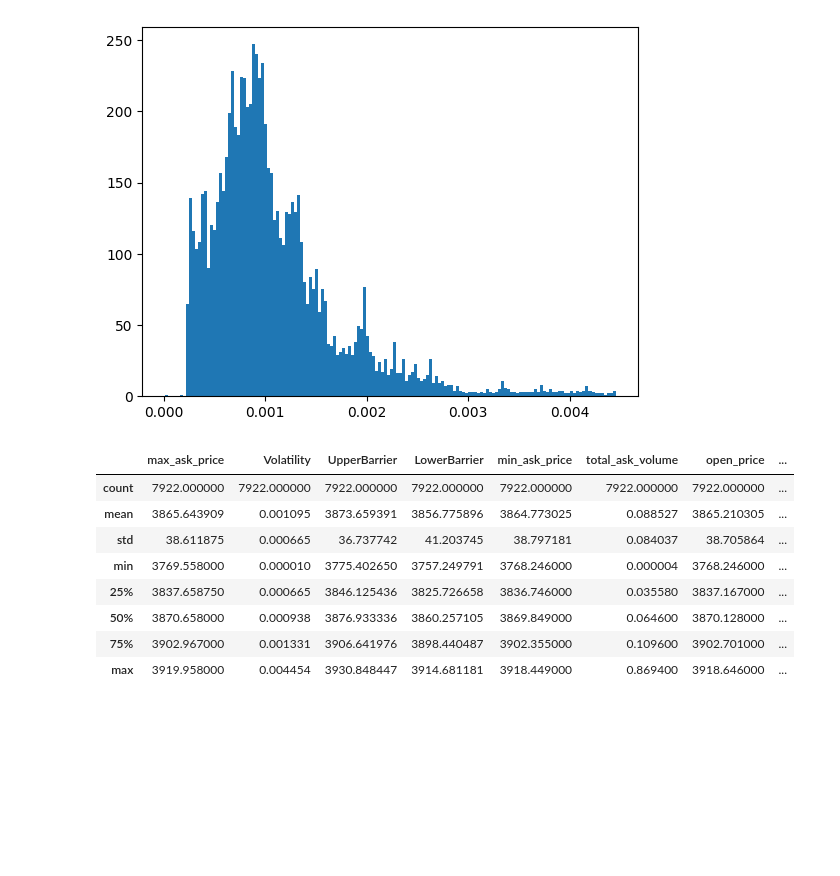
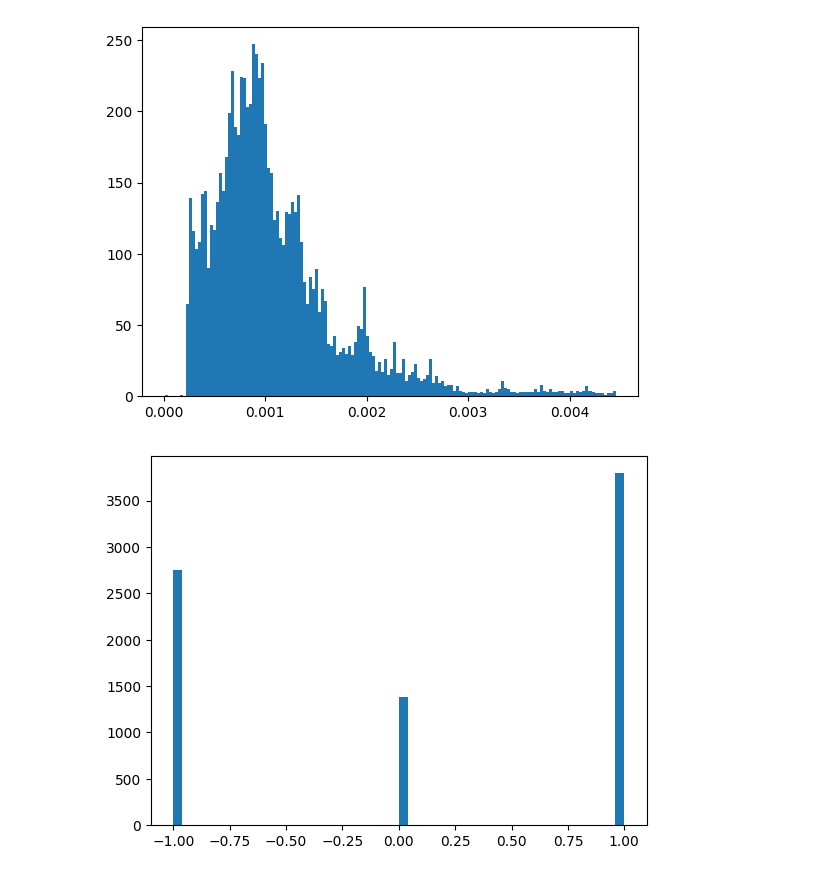
Before and after one commit to jakekali/FinancialML, a Jupyter notebook: examples/labels.ipynb, the cells around one changed output. Cells and saved outputs as stored; diff of their text form; code cells hidden in the pictures; blank space fills up the shorter version.

```diff
--- a/examples/labels.ipynb
+++ b/examples/labels.ipynb
@@ -76,15 +76,8 @@ plt.show()
 # %% [output]
 [figure]
 # %%
-c = tripleBarrier.label(upFactor=2, downFactor=2)
-c.describe()
+c = tripleBarrier.label(upFactor=2.0, downFactor=2.0)
+plt.hist(c['label'], bins=50)
+plt.show()
 # %% [output]
-|  | max_ask_price | Volatility | UpperBarrier | LowerBarrier | min_ask_price | total_ask_volume | open_price | ... |
-| count | 7922.000000 | 7922.000000 | 7922.000000 | 7922.000000 | 7922.000000 | 7922.000000 | 7922.000000 | ... |
-| mean | 3865.643909 | 0.001095 | 3873.659391 | 3856.775896 | 3864.773025 | 0.088527 | 3865.210305 | ... |
-| std | 38.611875 | 0.000665 | 36.737742 | 41.203745 | 38.797181 | 0.084037 | 38.705864 | ... |
-| min | 3769.558000 | 0.000010 | 3775.402650 | 3757.249791 | 3768.246000 | 0.000004 | 3768.246000 | ... |
-| 25% | 3837.658750 | 0.000665 | 3846.125436 | 3825.726658 | 3836.746000 | 0.035580 | 3837.167000 | ... |
-| 50% | 3870.658000 | 0.000938 | 3876.933336 | 3860.257105 | 3869.849000 | 0.064600 | 3870.128000 | ... |
-| 75% | 3902.967000 | 0.001331 | 3906.641976 | 3898.440487 | 3902.355000 | 0.109600 | 3902.701000 | ... |
-| max | 3919.958000 | 0.004454 | 3930.848447 | 3914.681181 | 3918.449000 | 0.869400 | 3918.646000 | ... |
+[figure, added]
```
Also changed, not shown: 1 other file.
